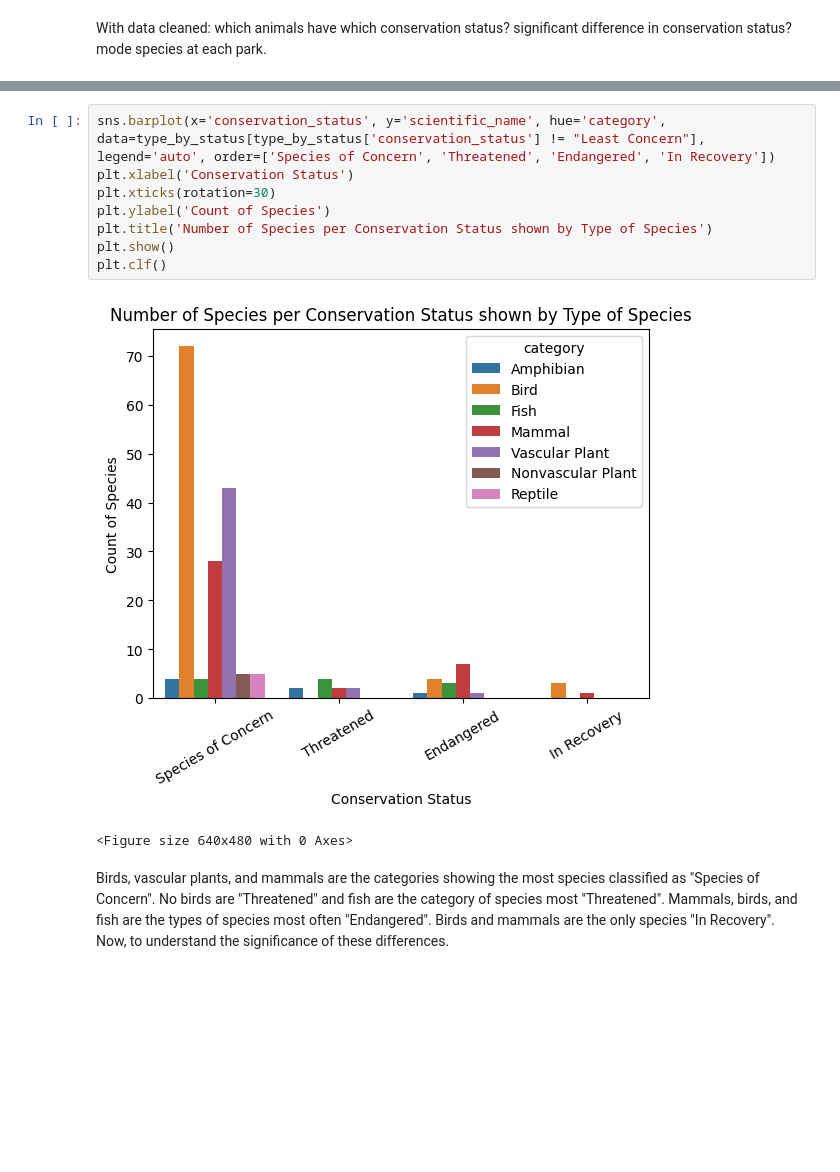
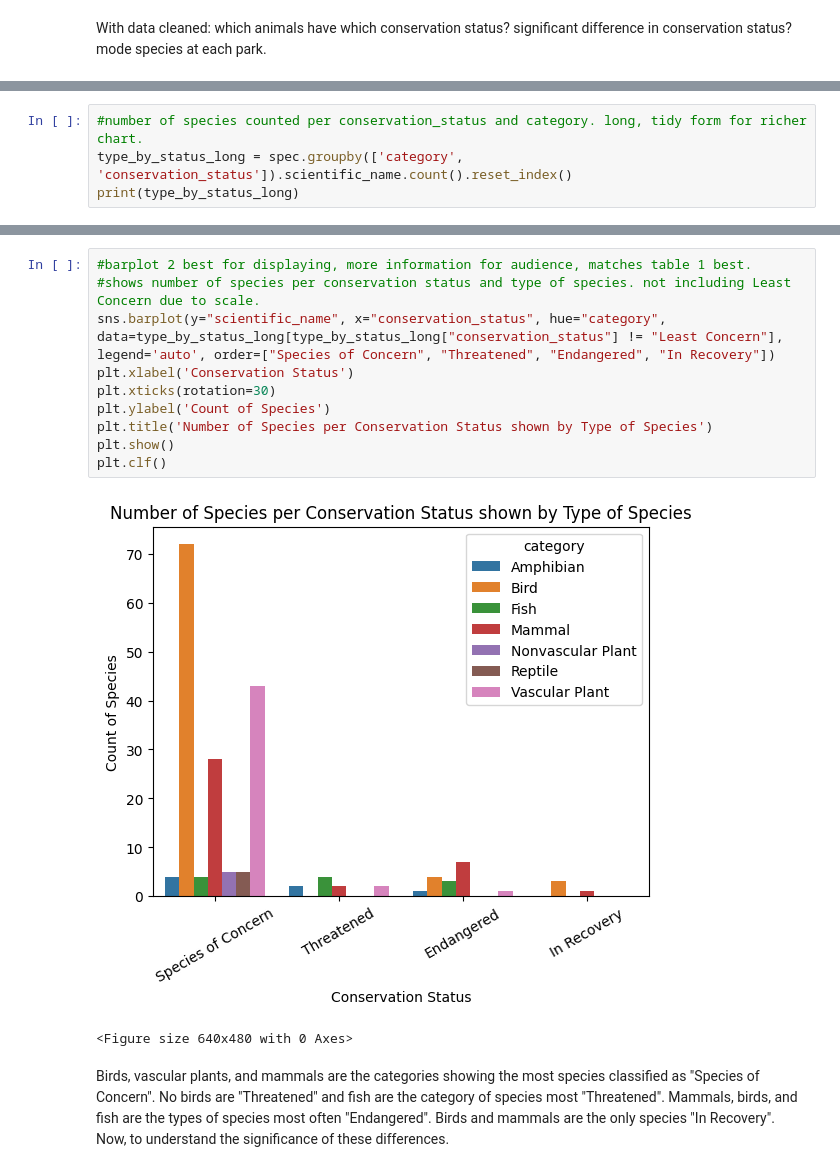
Before and after one commit to morellikatherine90809/biodiversity, a Jupyter notebook: biodiversity.ipynb, the cells around one changed output, grey strips where cells are left out. Drawn from its saved outputs; the diff is of its cells as text; blank space fills up the shorter version.

```diff
--- a/biodiversity.ipynb
+++ b/biodiversity.ipynb
@@ -106,0 +131,4 @@ print(type_by_status)
+# %%
+#number of species counted per conservation_status and category. long, tidy form for richer chart.
+type_by_status_long = spec.groupby(['category', 'conservation_status']).scientific_name.count().reset_index()
+print(type_by_status_long)
@@ -107,13 +153,15 @@ print(type_by_status)
 # %%
-sns.barplot(x='conservation_status', y='scientific_name', hue='category', data=type_by_status[type_by_status['conservation_status'] != "Least Concern"], legend='auto', order=['Species of Concern', 'Threatened', 'Endangered', 'In Recovery'])
+#barplot 2 best for displaying, more information for audience, matches table 1 best.
+#shows number of species per conservation status and type of species. not including Least Concern due to scale.
+sns.barplot(y="scientific_name", x="conservation_status", hue="category", data=type_by_status_long[type_by_status_long["conservation_status"] != "Least Concern"], legend='auto', order=["Species of Concern", "Threatened", "Endangered", "In Recovery"])
 plt.xlabel('Conservation Status')
 plt.xticks(rotation=30)
 plt.ylabel('Count of Species')
 plt.title('Number of Species per Conservation Status shown by Type of Species')
 plt.show()
 plt.clf()
 # %% [output]
-[figure, old version]
+[figure, new version]
 <Figure size 640x480 with 0 Axes>
 # %% [markdown]
 Birds, vascular plants, and mammals are the categories showing the most species classified as "Species of Concern". No birds are "Threatened" and fish are the category of species most "Threatened". Mammals, birds, and fish are the types of species most often "Endangered". Birds and mammals are the only species "In Recovery". Now, to understand the significance of these differences.
```
Also changed, not shown: parts of 49 cells of this notebook.
